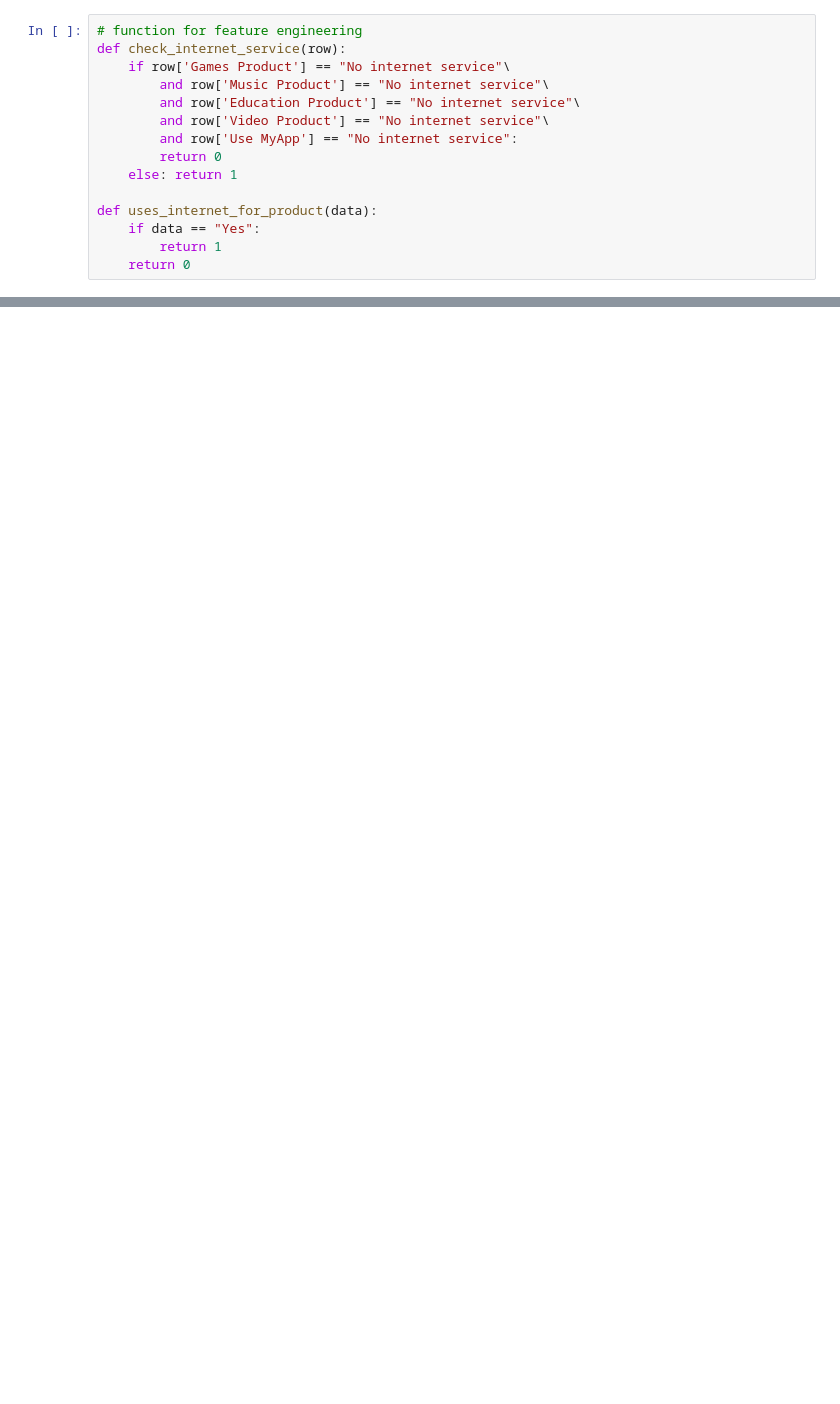
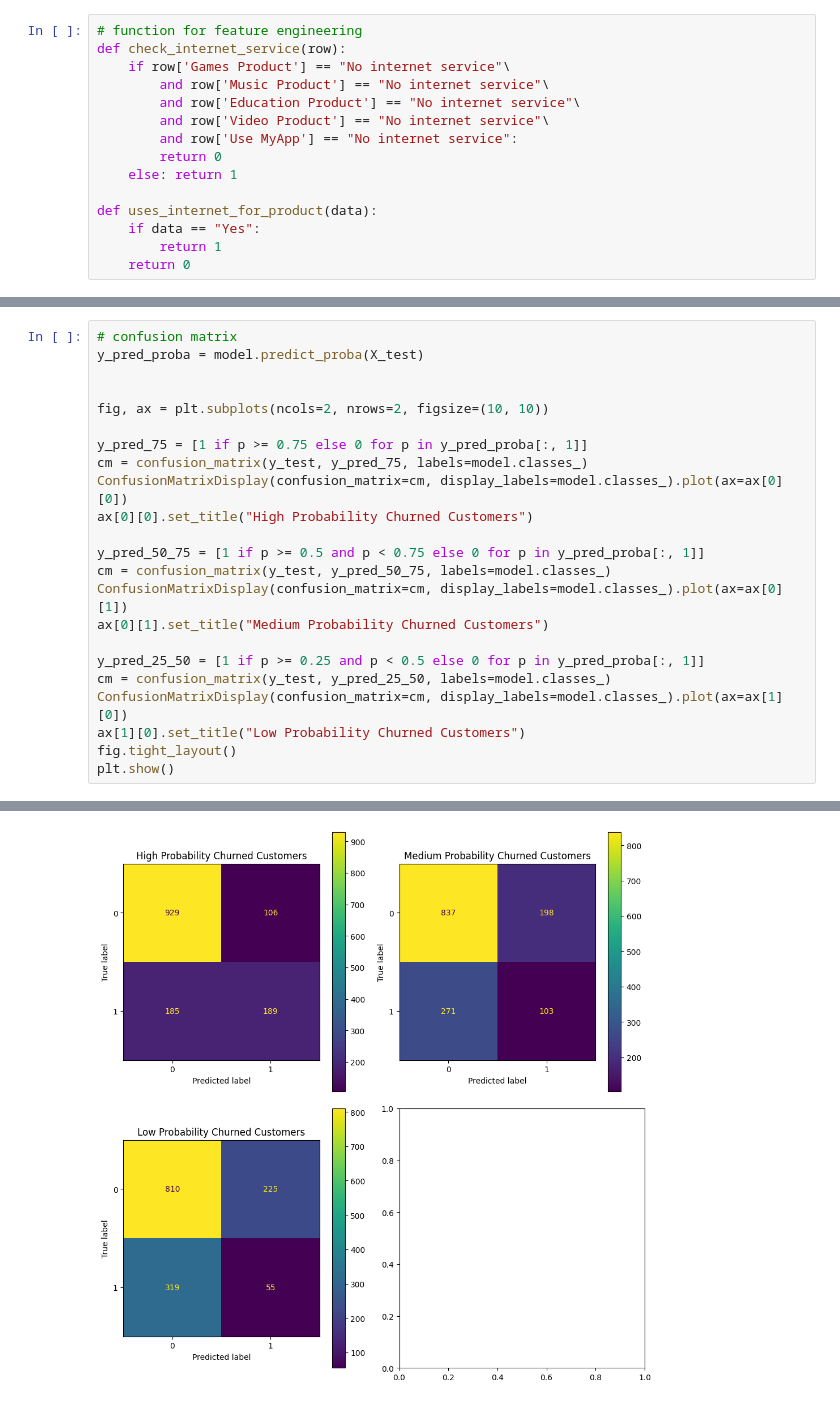
Before and after one commit to marcellinus-witarsah/data-challenge-dsw-2023, a Jupyter notebook: notebooks/04_explain_model.ipynb, the cells around one changed output, grey strips where cells are left out. Saved outputs shown, nothing was run; the diff lists cells and outputs as text; blank space fills up the shorter version.

```diff
--- a/notebooks/04_explain_model.ipynb
+++ b/notebooks/04_explain_model.ipynb
@@ -122,0 +137,24 @@ And if memory is not enough, you can set `force_col_wise=true`.
+# %%
+# confusion matrix
+y_pred_proba = model.predict_proba(X_test)
+
+
+fig, ax = plt.subplots(ncols=2, nrows=2, figsize=(10, 10))
+
+y_pred_75 = [1 if p >= 0.75 else 0 for p in y_pred_proba[:, 1]]
+cm = confusion_matrix(y_test, y_pred_75, labels=model.classes_)
+ConfusionMatrixDisplay(confusion_matrix=cm, display_labels=model.classes_).plot(ax=ax[0][0])
+ax[0][0].set_title("High Probability Churned Customers")
+
+y_pred_50_75 = [1 if p >= 0.5 and p < 0.75 else 0 for p in y_pred_proba[:, 1]]
+cm = confusion_matrix(y_test, y_pred_50_75, labels=model.classes_)
+ConfusionMatrixDisplay(confusion_matrix=cm, display_labels=model.classes_).plot(ax=ax[0][1])
+ax[0][1].set_title("Medium Probability Churned Customers")
+
+y_pred_25_50 = [1 if p >= 0.25 and p < 0.5 else 0 for p in y_pred_proba[:, 1]]
+cm = confusion_matrix(y_test, y_pred_25_50, labels=model.classes_)
+ConfusionMatrixDisplay(confusion_matrix=cm, display_labels=model.classes_).plot(ax=ax[1][0])
+ax[1][0].set_title("Low Probability Churned Customers")
+fig.tight_layout()
+plt.show()
+# %% [output]
@@ -122,0 +166 @@ And if memory is not enough, you can set `force_col_wise=true`.
+[figure, added]
```
Also changed, not shown: parts of 5 cells of this notebook.
